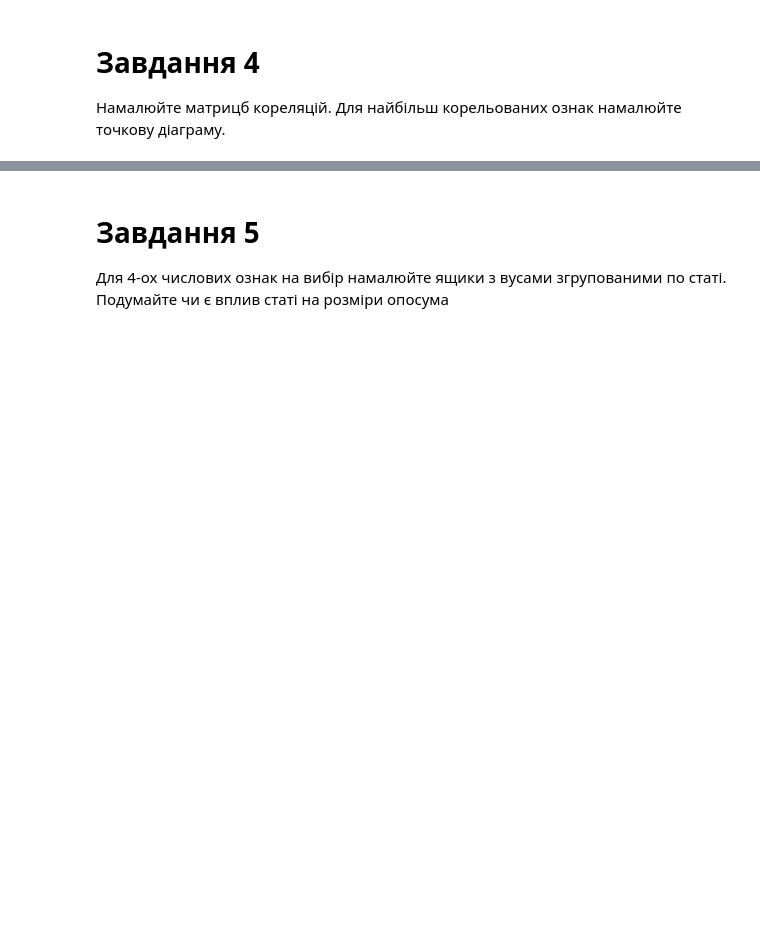
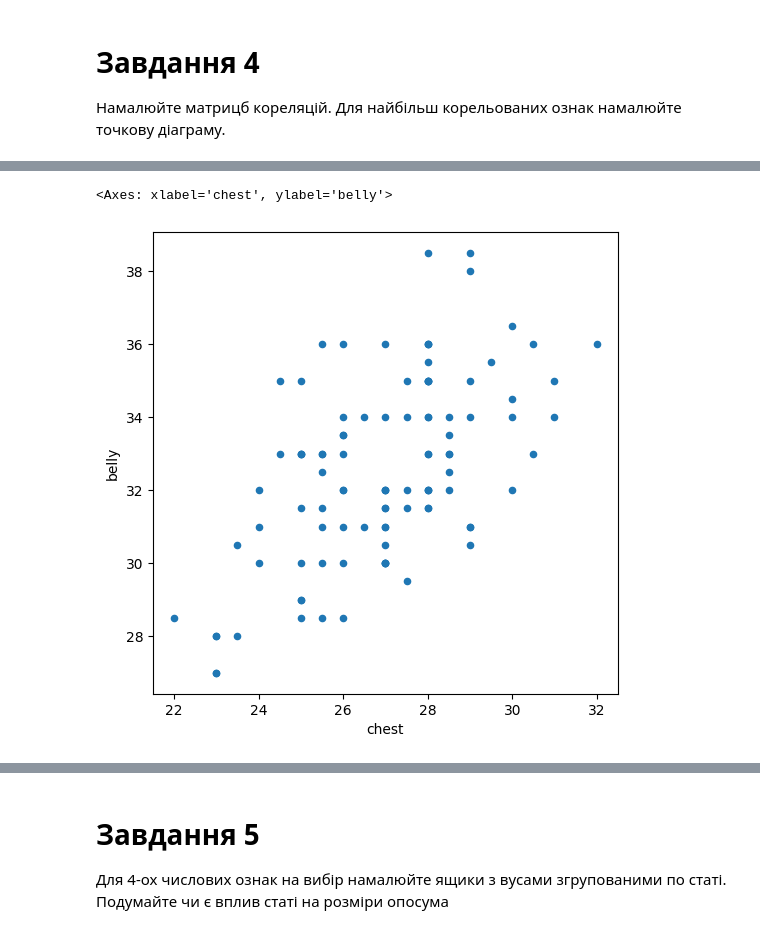
Before and after one commit to VDidyk/AI, a Jupyter notebook: module2/ДЗ_4.ipynb, the cells around one changed output, grey strips where cells are left out. Drawn from its saved outputs; the diff is of its cells as text; code cells hidden in the pictures; blank space fills up the shorter version.

```diff
--- a/module2/ДЗ_4.ipynb
+++ b/module2/ДЗ_4.ipynb
@@ -69,0 +103,5 @@ Name: case, dtype: float64
+# %%
+sales.plot(kind='scatter', x='chest', y='belly', figsize=(6,6))
+# %% [output]
+<Axes: xlabel='chest', ylabel='belly'>
+[figure, added]
```
Also changed, not shown: parts of 4 cells of this notebook.
